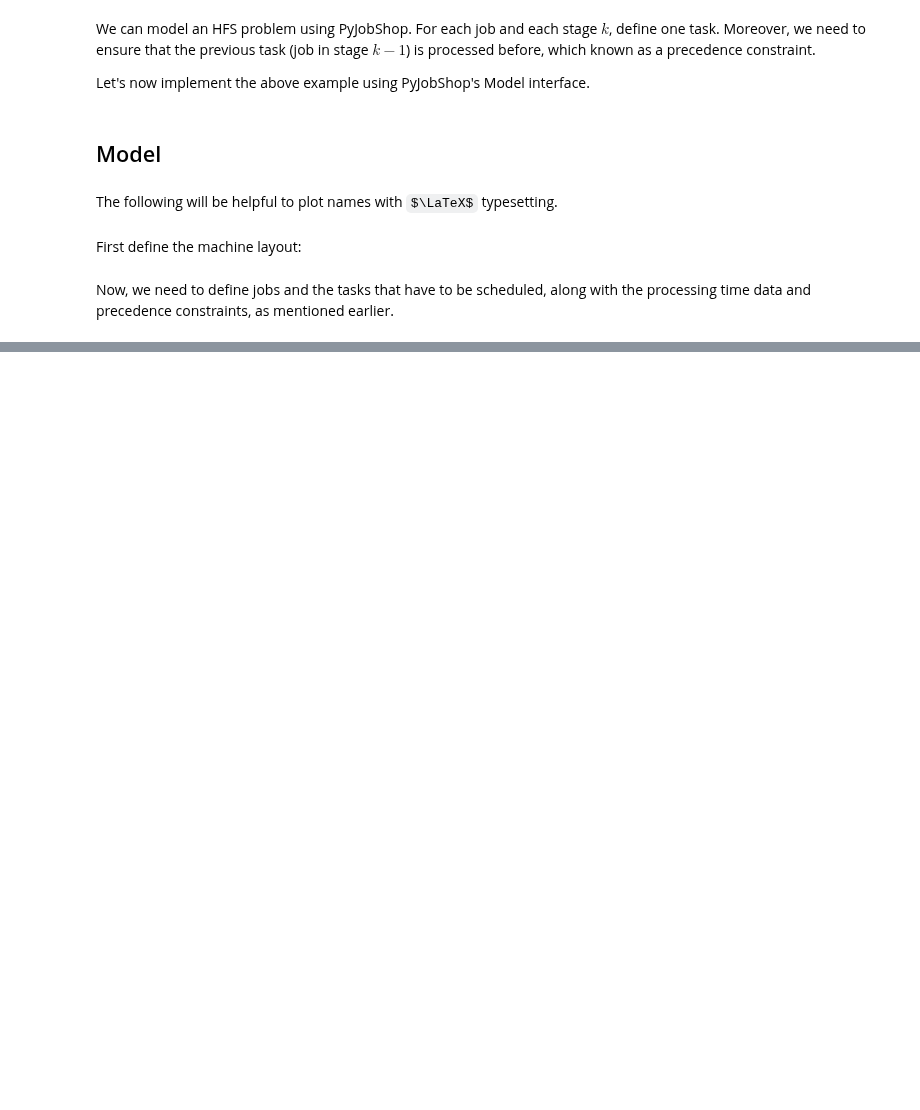
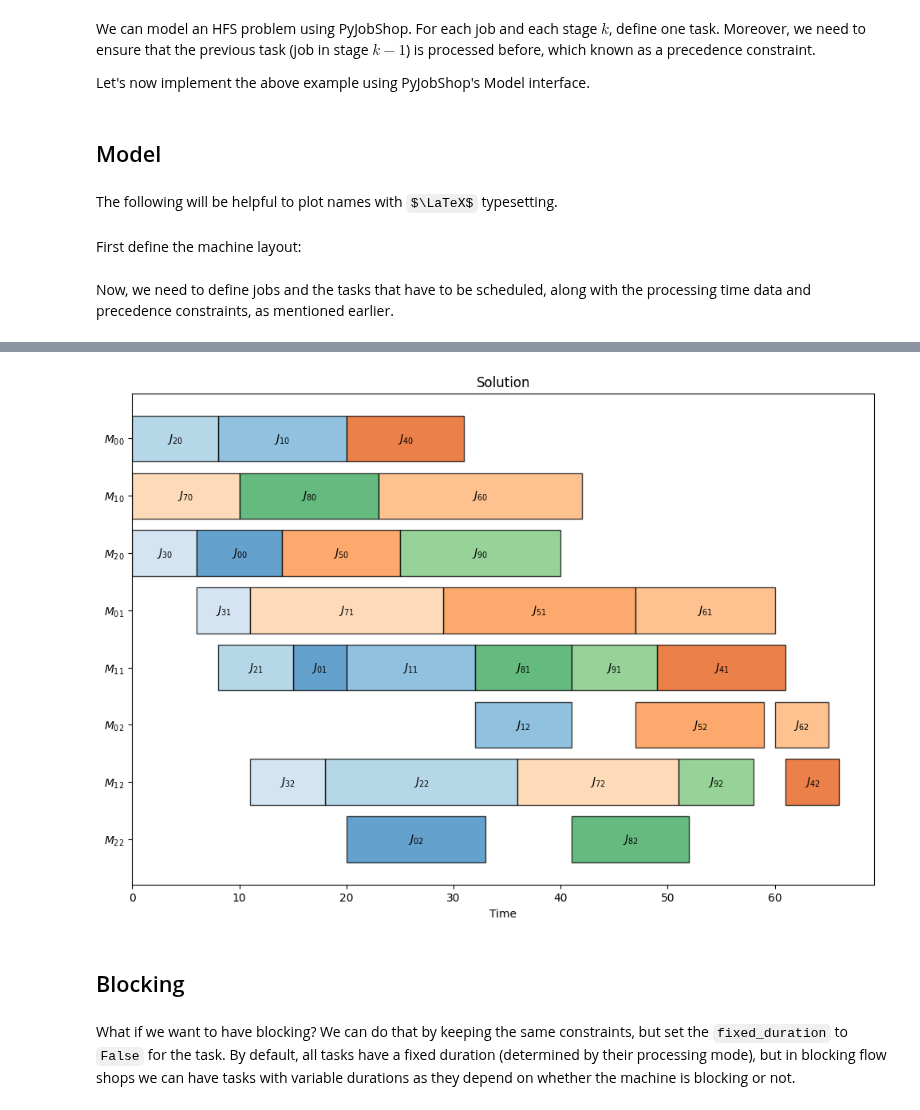
Before and after one commit to PyJobShop/PyJobShop, a Jupyter notebook: examples/hybrid_flow_shop.ipynb, the cells around one changed output, grey strips where cells are left out. Saved outputs shown, nothing was run; the diff lists cells and outputs as text; code cells hidden in the pictures; some formulas as TeX source; blank space fills up the shorter version.

```diff
--- a/examples/hybrid_flow_shop.ipynb
+++ b/examples/hybrid_flow_shop.ipynb
@@ -86,0 +95,37 @@ plot(data, result.best, plot_labels=True)
+# %%
+model = Model()
+
+stage2machines = {}
+for k in range(num_stages):
+    stage2machines[k] = [
+        model.add_machine(name=machine_name(m, k))
+        for m in range(num_machines[k])
+    ]
+
+jobs = [model.add_job() for _ in range(num_jobs)]
+
+for j, job in enumerate(jobs):
+    tasks = [
+        model.add_task(job=job, name=job_name(j, k)) for k in range(num_stages)
+    ]
+
+    for stage in range(num_stages):
+        for machine in stage2machines[stage]:
+            duration = PROCESSING_TIMES[j, stage]
+            model.add_processing_time(tasks[stage], machine, duration)
+
+    for idx in range(num_stages - 1):
+        first = tasks[idx]
+        second = tasks[idx + 1]
+        model.add_end_at_start(first, second)
+# %%
+result = model.solve(display=False)
+
+data = model.data()
+plot(data, result.best, plot_labels=True)
+# %% [output]
+[figure, added]
+# %% [markdown]
+## Blocking
+# %% [markdown]
+What if we want to have blocking? We can do that by keeping the same constraints, but set the `fixed_duration` to `False` for the task. By default, all tasks have a fixed duration (determined by their processing mode), but in blocking flow shops we can have tasks with variable durations as they depend on whether the machine is blocking or not.
```
Also changed, not shown: parts of 10 cells of this notebook, 1 other file.
